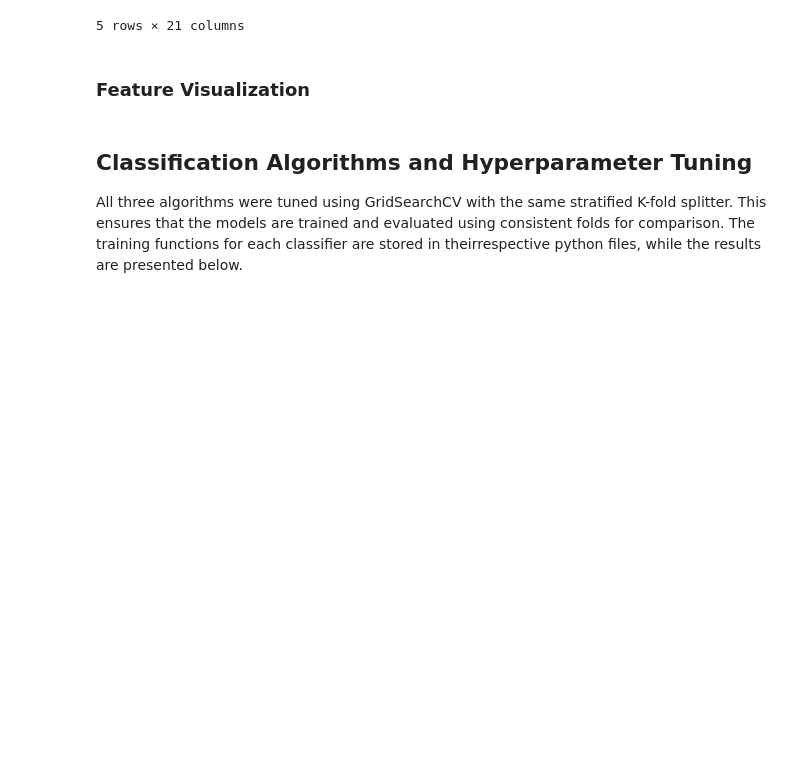
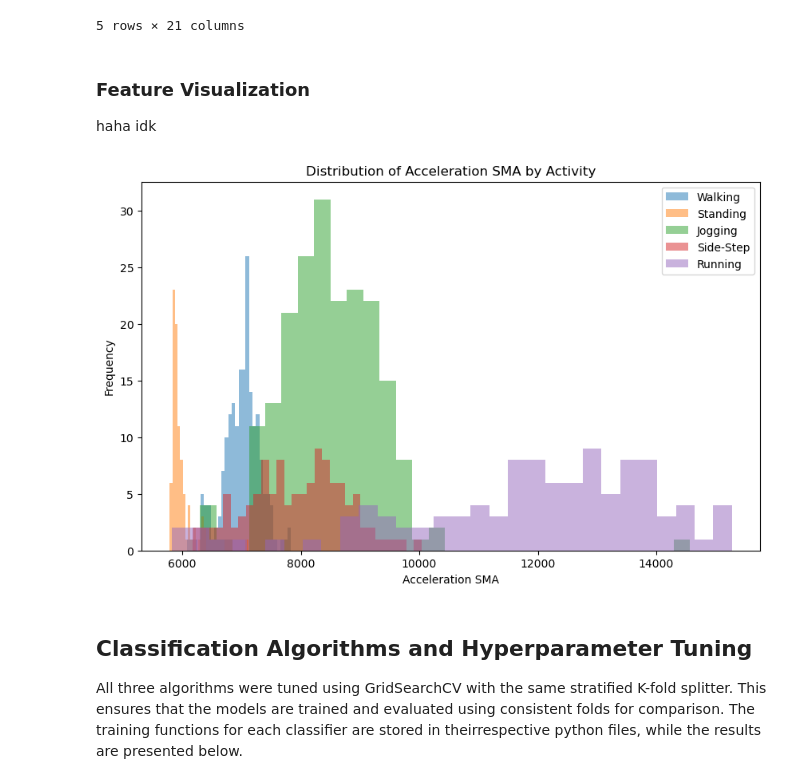
Before and after one commit to spagboolean-gif/cosc102_ass3, a Jupyter notebook: data_analysis.ipynb, the cells around one changed output. Cells and saved outputs as stored; diff of their text form; code cells hidden in the pictures; blank space fills up the shorter version.

Commit message:
Add feature visualization and update analysis

```diff
--- a/data_analysis.ipynb
+++ b/data_analysis.ipynb
@@ -121,8 +121,25 @@ Feature matrix: (709, 21)
 5 rows × 21 columns
 # %% [markdown]
 ### Feature Visualization
+haha idk
 # %%
-# smth here
+plt.figure(figsize=(10, 6))
+for activity in feature_df["label"].unique():
+    activity_data = feature_df[feature_df["label"] == activity]
+    plt.hist(
+        activity_data["accel_sma"],
+        bins=30,
+        alpha=0.5,
+        label=activity
+    )
+
+plt.xlabel("Acceleration SMA")
+plt.ylabel("Frequency")
+plt.title("Distribution of Acceleration SMA by Activity")
+plt.legend()
+plt.show()
+# %% [output]
+[figure, added]
 # %% [markdown]
 ## Classification Algorithms and Hyperparameter Tuning
 
```
Also changed, not shown: parts of 2 cells of this notebook.
